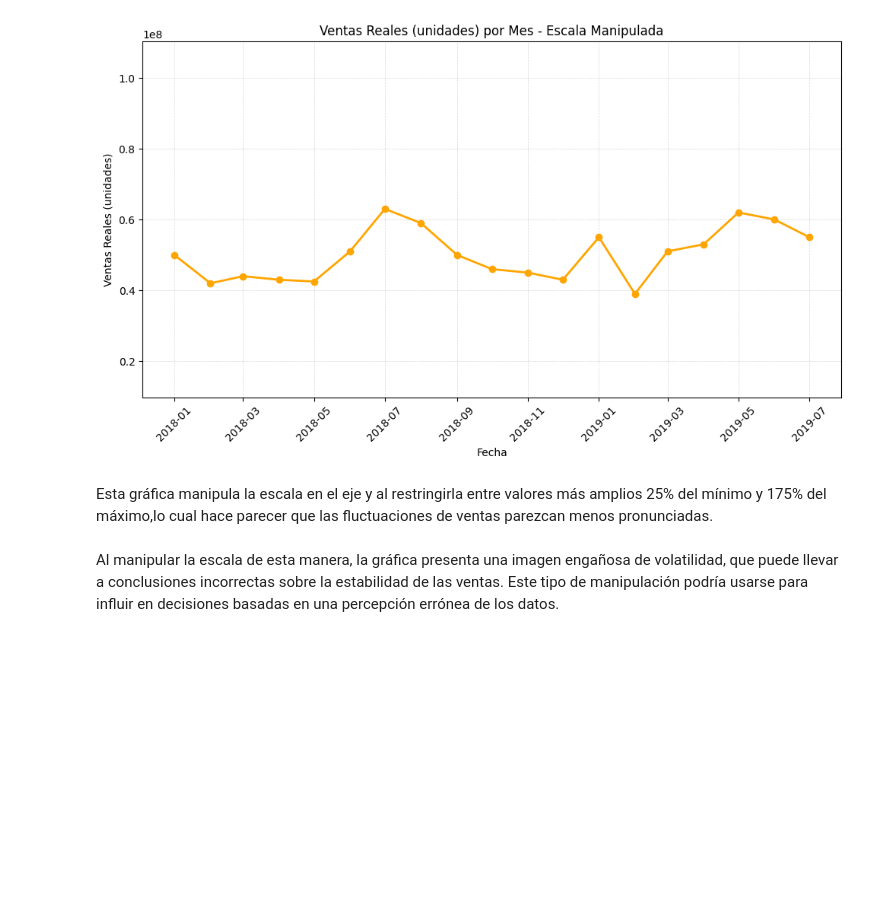
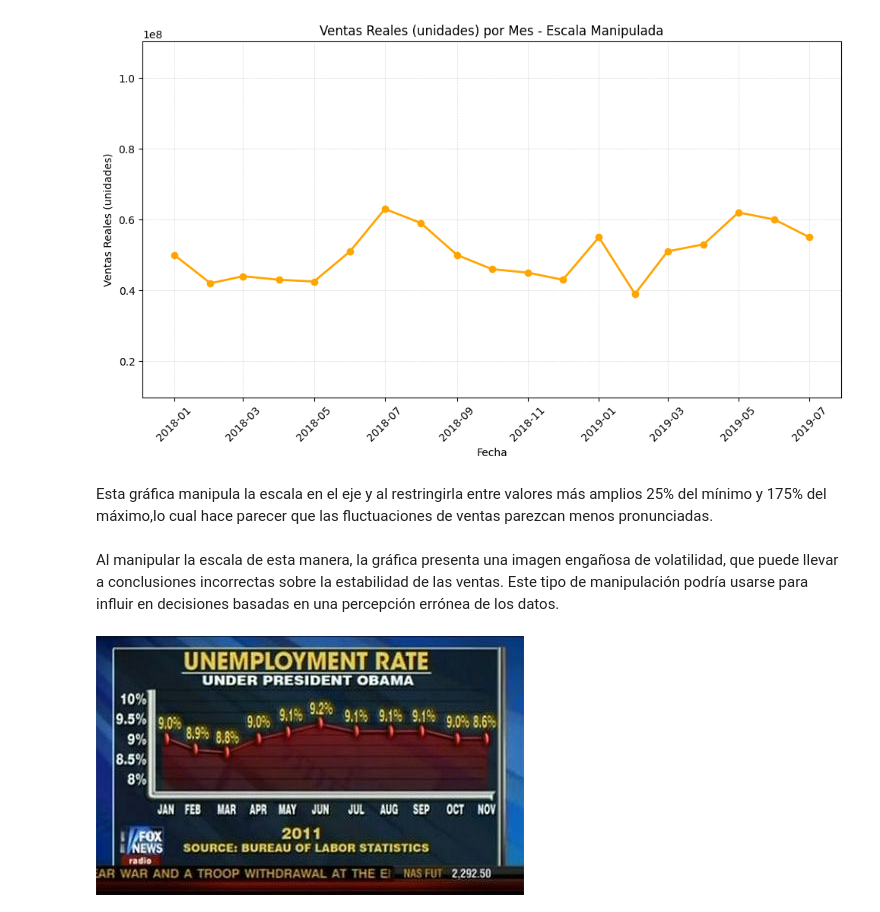
Before and after one commit to mvrcentes/Data_Science_2024, a Jupyter notebook: lab-9.ipynb, the cells around one changed output. Drawn from its saved outputs; the diff is of its cells as text; code cells hidden in the pictures; blank space fills up the shorter version.

```diff
--- a/lab-9.ipynb
+++ b/lab-9.ipynb
@@ -327,3 +328,8 @@ plt.show()
 Esta gráfica manipula la escala en el eje y al restringirla entre valores más amplios 25% del mínimo y 175% del máximo,lo cual hace parecer que las fluctuaciones de ventas parezcan menos pronunciadas.
 # %% [markdown]
 Al manipular la escala de esta manera, la gráfica presenta una imagen engañosa de volatilidad, que puede llevar a conclusiones incorrectas sobre la estabilidad de las ventas. Este tipo de manipulación podría usarse para influir en decisiones basadas en una percepción errónea de los datos.
+# %%
+# Mostrar la imagen
+Image(filename='./2016-04-11-9639IBJ5418.jpg')
+# %% [output]
+[figure, added]
```
Also changed, not shown: parts of 11 cells of this notebook, 2 other files.
